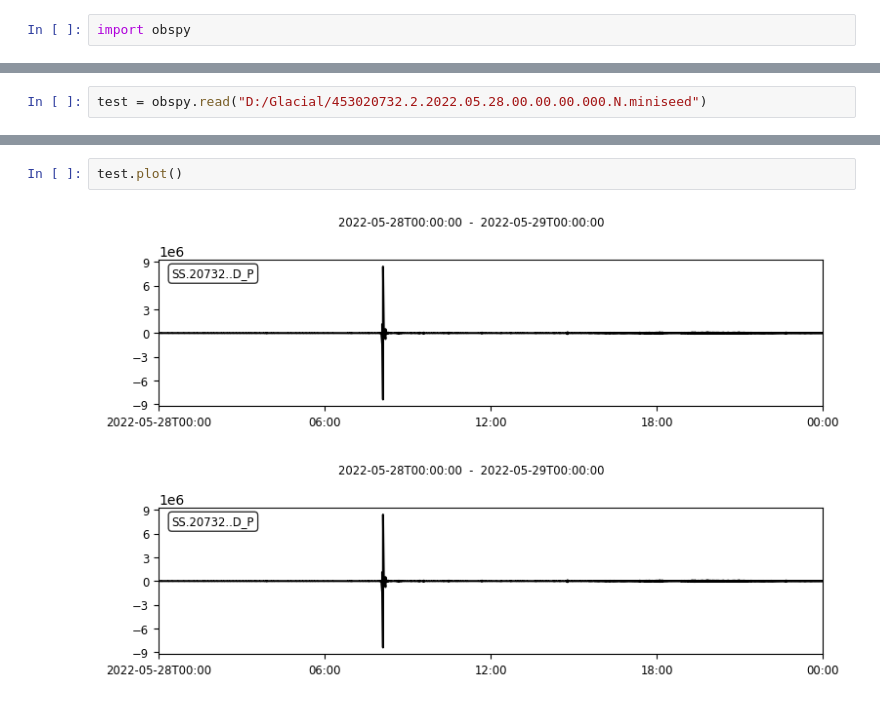
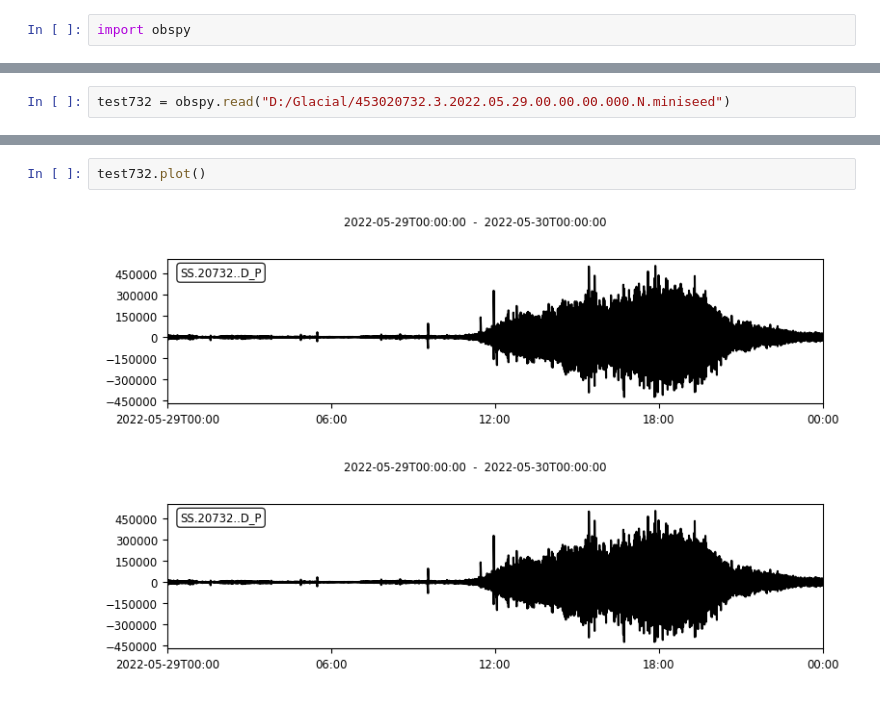
Before and after one commit to jgovoort/sismo-memo, a Jupyter notebook: Premier essaie.ipynb, the cells around one changed output, grey strips where cells are left out. Drawn from its saved outputs; the diff is of its cells as text.

```diff
--- a/Premier essaie.ipynb
+++ b/Premier essaie.ipynb
@@ -6,2 +10,2 @@ import matplotlib.pyplot as plt
 # %%
-test = obspy.read("D:/Glacial/453020732.2.2022.05.28.00.00.00.000.N.miniseed")
+test732 = obspy.read("D:/Glacial/453020732.3.2022.05.29.00.00.00.000.N.miniseed")
@@ -13,5 +20,5 @@ SS.20732..D_P | 2022-05-28T00:00:00.000000Z - 2022-05-29T00:00:00.000000Z | 250.
 # %%
-test.plot()
+test732.plot()
 # %% [output]
-[figure, old version]
+[figure, new version]
-[figure, old version]
+[figure, new version]
```
Also changed, not shown: parts of 8 cells of this notebook.
